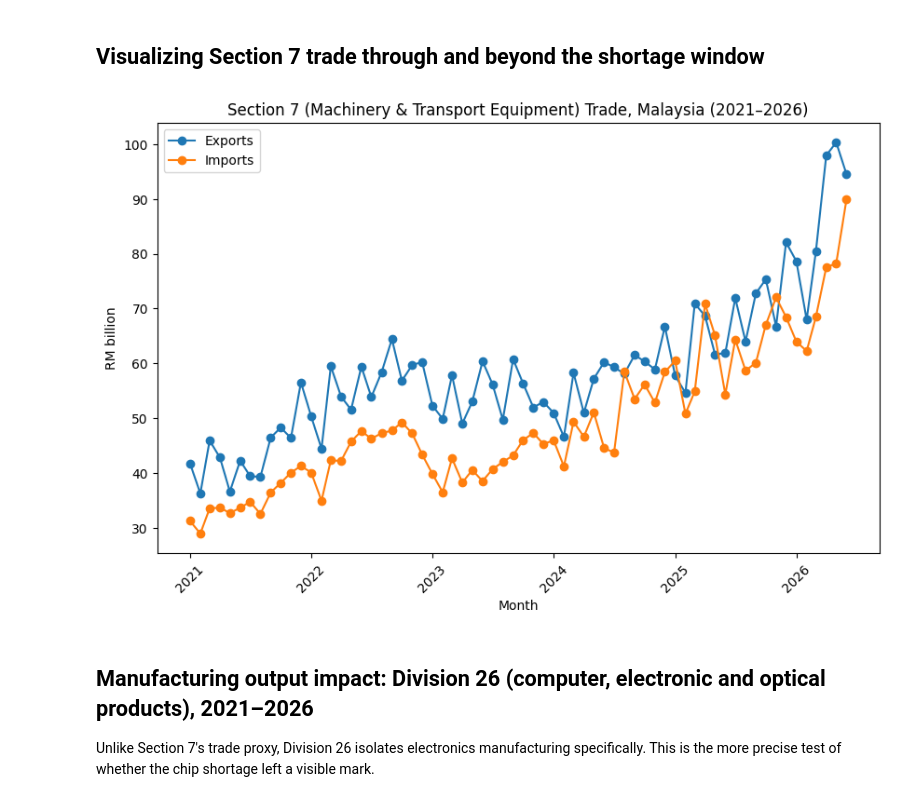
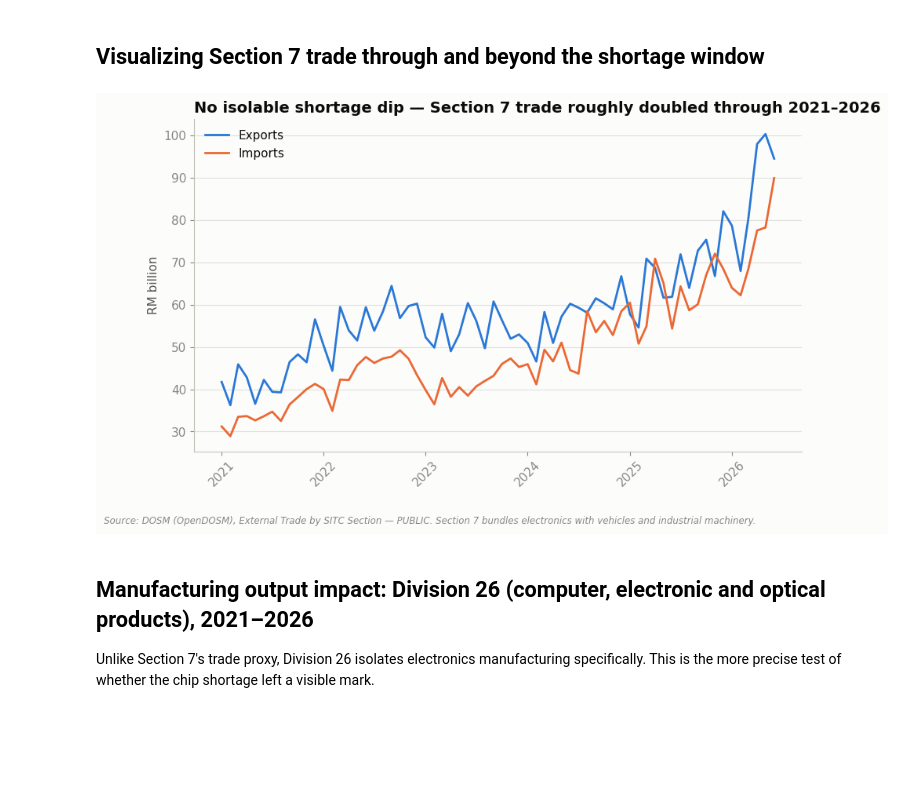
Before and after one commit to ooi-darren/malaysia-semiconductor-shortage-impact, a Jupyter notebook: notebooks/01-chip-shortage-trade-and-manufacturing-impact.ipynb, the cells around one changed output. Cells and saved outputs as stored; diff of their text form; code cells hidden in the pictures; blank space fills up the shorter version.

```diff
--- a/notebooks/01-chip-shortage-trade-and-manufacturing-impact.ipynb
+++ b/notebooks/01-chip-shortage-trade-and-manufacturing-impact.ipynb
@@ -34,18 +67,23 @@ trade_section7.head()
 # %% [markdown]
 ## Visualizing Section 7 trade through and beyond the shortage window
 # %%
-plt.figure(figsize=(10, 6))
-plt.plot(trade_section7['date'], trade_section7['exports'] / 1e9, label='Exports', marker='o')
-plt.plot(trade_section7['date'], trade_section7['imports'] / 1e9, label='Imports', marker='o')
+fig, ax = plt.subplots(figsize=(10, 5.5))
+ax.plot(trade_section7['date'], trade_section7['exports'] / 1e9, linewidth=2,
+        color=PALETTE[0], label='Exports')
+ax.plot(trade_section7['date'], trade_section7['imports'] / 1e9, linewidth=2,
+        color=PALETTE[1], label='Imports')
 
-plt.title('Section 7 (Machinery & Transport Equipment) Trade, Malaysia (2021–2026)')
-plt.xlabel('Month')
-plt.ylabel('RM billion')
-plt.legend()
+ax.set_title('No isolable shortage dip — Section 7 trade roughly doubled through 2021–2026', loc='left')
+ax.set_ylabel('RM billion')
+ax.set_xlabel('')
+ax.legend()
 plt.xticks(rotation=45)
+
+add_source(ax.figure, 'Source: DOSM (OpenDOSM), External Trade by SITC Section — PUBLIC. '
+                       'Section 7 bundles electronics with vehicles and industrial machinery.')
 plt.show()
 # %% [output]
-[figure, old version]
+[figure, new version]
 # %% [markdown]
 ## Manufacturing output impact: Division 26 (computer, electronic and optical products), 2021–2026
 
```
Also changed, not shown: parts of 2 cells of this notebook, 1 other file.
